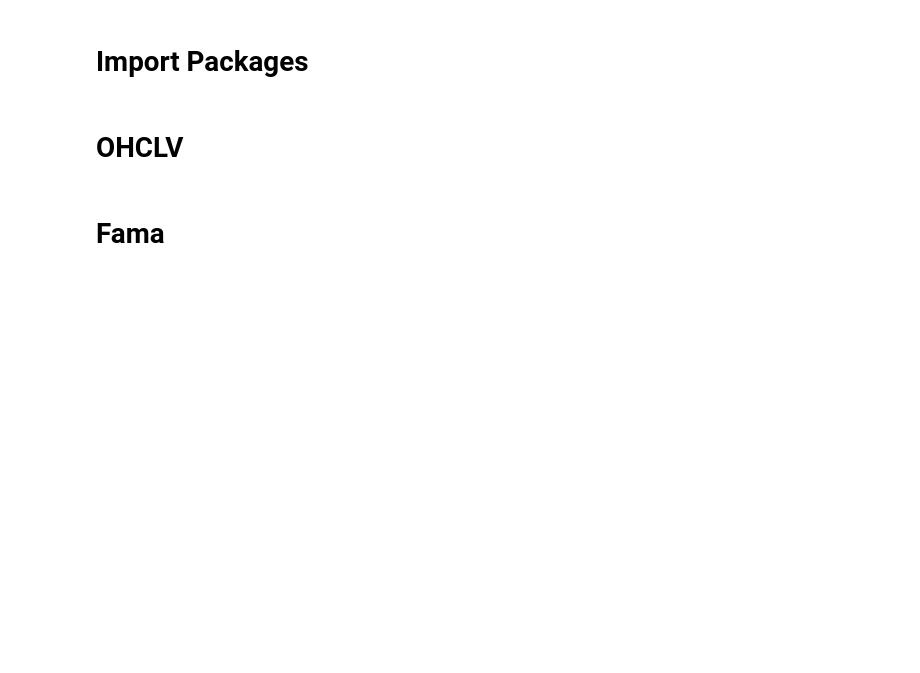
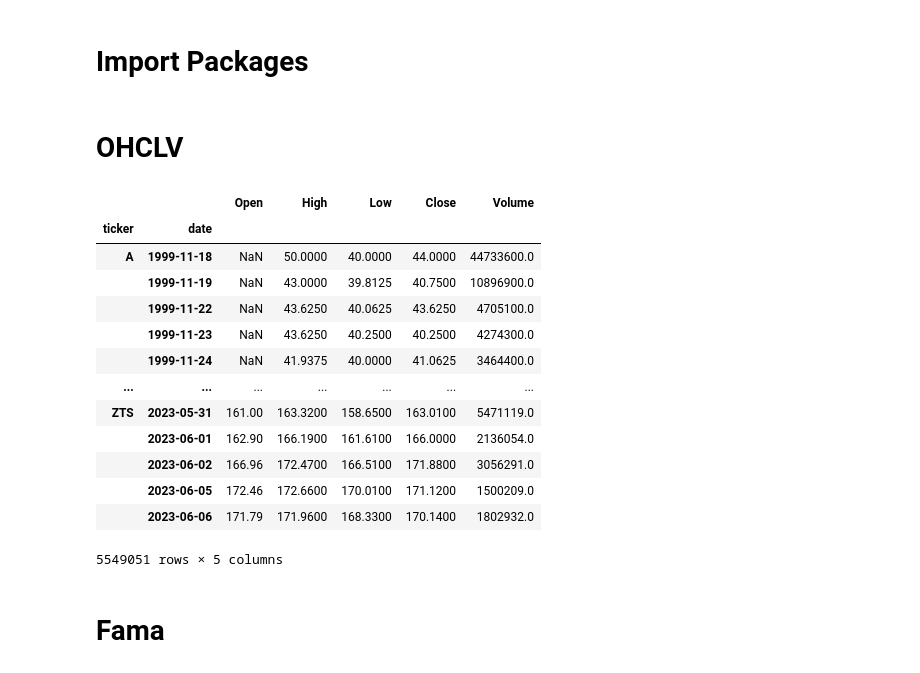
Before and after one commit to jfan1256/algofacto, a Jupyter notebook: get_data.ipynb, the cells around one changed output. Cells and saved outputs as stored; diff of their text form; code cells hidden in the pictures; blank space fills up the shorter version.

```diff
--- a/get_data.ipynb
+++ b/get_data.ipynb
@@ -29,6 +29,23 @@ def create_ohclv():
 create_ohclv()
 # %%
 price_data = pd.read_parquet(get_load_data_parquet_dir() / 'data_price.parquet.brotli')
+# %%
+price_data
+# %% [output]
+|  |  | Open | High | Low | Close | Volume |
+| ticker | date |  |  |  |  |  |
+| A | 1999-11-18 | NaN | 50.0000 | 40.0000 | 44.0000 | 44733600.0 |
+|  | 1999-11-19 | NaN | 43.0000 | 39.8125 | 40.7500 | 10896900.0 |
+|  | 1999-11-22 | NaN | 43.6250 | 40.0625 | 43.6250 | 4705100.0 |
+|  | 1999-11-23 | NaN | 43.6250 | 40.2500 | 40.2500 | 4274300.0 |
+|  | 1999-11-24 | NaN | 41.9375 | 40.0000 | 41.0625 | 3464400.0 |
+| ... | ... | ... | ... | ... | ... | ... |
+| ZTS | 2023-05-31 | 161.00 | 163.3200 | 158.6500 | 163.0100 | 5471119.0 |
+|  | 2023-06-01 | 162.90 | 166.1900 | 161.6100 | 166.0000 | 2136054.0 |
+|  | 2023-06-02 | 166.96 | 172.4700 | 166.5100 | 171.8800 | 3056291.0 |
+|  | 2023-06-05 | 172.46 | 172.6600 | 170.0100 | 171.1200 | 1500209.0 |
+|  | 2023-06-06 | 171.79 | 171.9600 | 168.3300 | 170.1400 | 1802932.0 |
+5549051 rows × 5 columns
 # %%
 date_data = pd.read_parquet(get_load_data_parquet_dir() / 'data_date.parquet.brotli')
 # %% [markdown]
```
Also changed, not shown: parts of 22 cells of this notebook, 57 other files.
